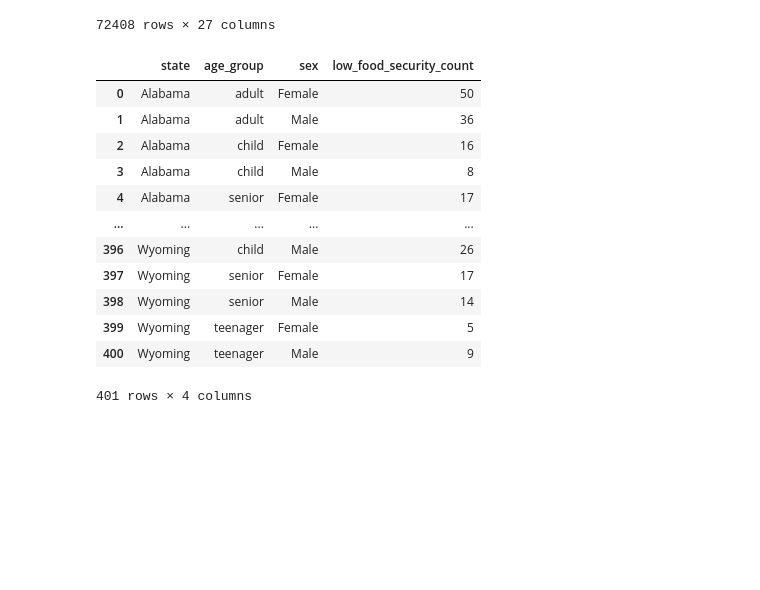
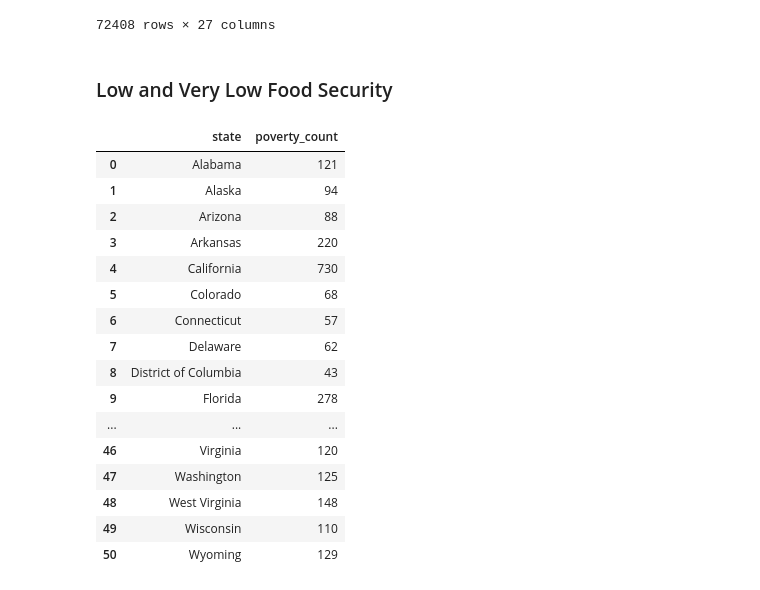
Before and after one commit to eddiexunyc/food_security_us, a Jupyter notebook: DATA608_Assignment_6_Eddie_Xu.ipynb, the cells around one changed output. Saved outputs shown, nothing was run; the diff lists cells and outputs as text; code cells hidden in the pictures; blank space fills up the shorter version.

```diff
--- a/DATA608_Assignment_6_Eddie_Xu.ipynb
+++ b/DATA608_Assignment_6_Eddie_Xu.ipynb
@@ -60,23 +125,29 @@ cps_data_revised
 | 126812 | 655907114899590 | 16111 | 52 | Male | High_school_graduate_diploma_or_GED | 1 | Non-Hispanic | $100,000 to $149,999 | ... |
 | 126813 | 655907114899590 | 16111 | 50 | Female | Associate_degree_academic_program | 1 | Non-Hispanic | $100,000 to $149,999 | ... |
 72408 rows × 27 columns
+# %% [markdown]
+### Low and Very Low Food Security
 # %%
 # low food security data
 low_food_security_data = cps_data_revised[cps_data_revised['food_security_status'] != 'Food Secure']
-low_food_security_count = low_food_security_data.groupby(['state', 'age_group', 'sex'])['food_security_status'].count().reset_index(name='low_food_security_count')
+low_food_security_data = low_food_security_data[low_food_security_data['poverty_indicator'] == 1]
+low_food_security_count = low_food_security_data.groupby(['state'])['poverty_indicator'].count().reset_index(name='poverty_count')
 low_food_security_count
-# cps_data_revised.to_excel('Resources/cps_data_revised.xlsx')
 # %% [output]
-|  | state | age_group | sex | low_food_security_count |
-| 0 | Alabama | adult | Female | 50 |
-| 1 | Alabama | adult | Male | 36 |
-| 2 | Alabama | child | Female | 16 |
-| 3 | Alabama | child | Male | 8 |
-| 4 | Alabama | senior | Female | 17 |
-| ... | ... | ... | ... | ... |
-| 396 | Wyoming | child | Male | 26 |
-| 397 | Wyoming | senior | Female | 17 |
-| 398 | Wyoming | senior | Male | 14 |
-| 399 | Wyoming | teenager | Female | 5 |
-| 400 | Wyoming | teenager | Male | 9 |
+|  | state | poverty_count |
+| 0 | Alabama | 121 |
+| 1 | Alaska | 94 |
+| 2 | Arizona | 88 |
+| 3 | Arkansas | 220 |
+| 4 | California | 730 |
+| 5 | Colorado | 68 |
+| 6 | Connecticut | 57 |
+| 7 | Delaware | 62 |
+| 8 | District of Columbia | 43 |
+| 9 | Florida | 278 |
+| ... | ... | ... |
+| 46 | Virginia | 120 |
+| 47 | Washington | 125 |
+| 48 | West Virginia | 148 |
+| 49 | Wisconsin | 110 |
+| 50 | Wyoming | 129 |
-401 rows × 4 columns
```
Also changed, not shown: parts of 10 cells of this notebook, 3 other files.
